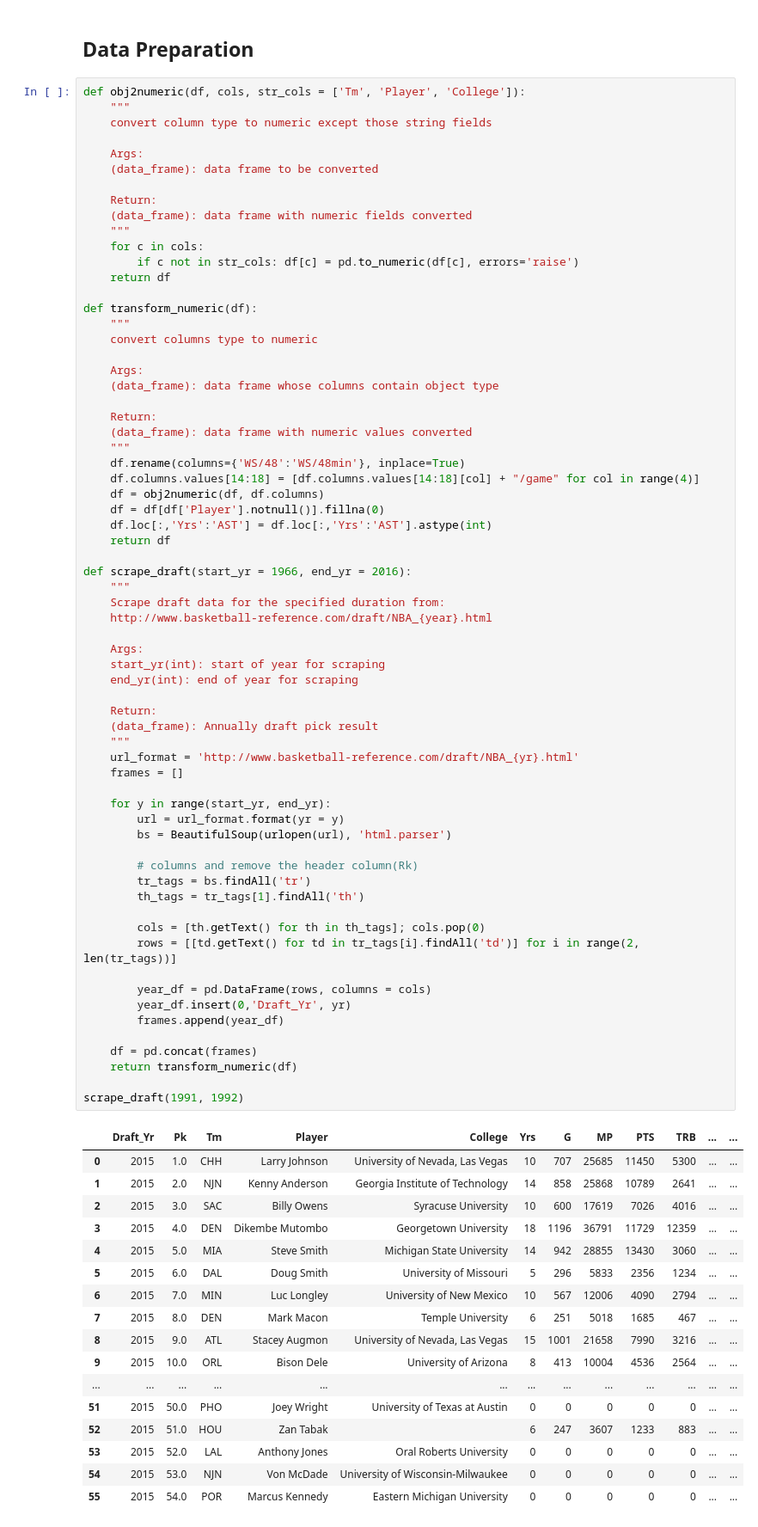
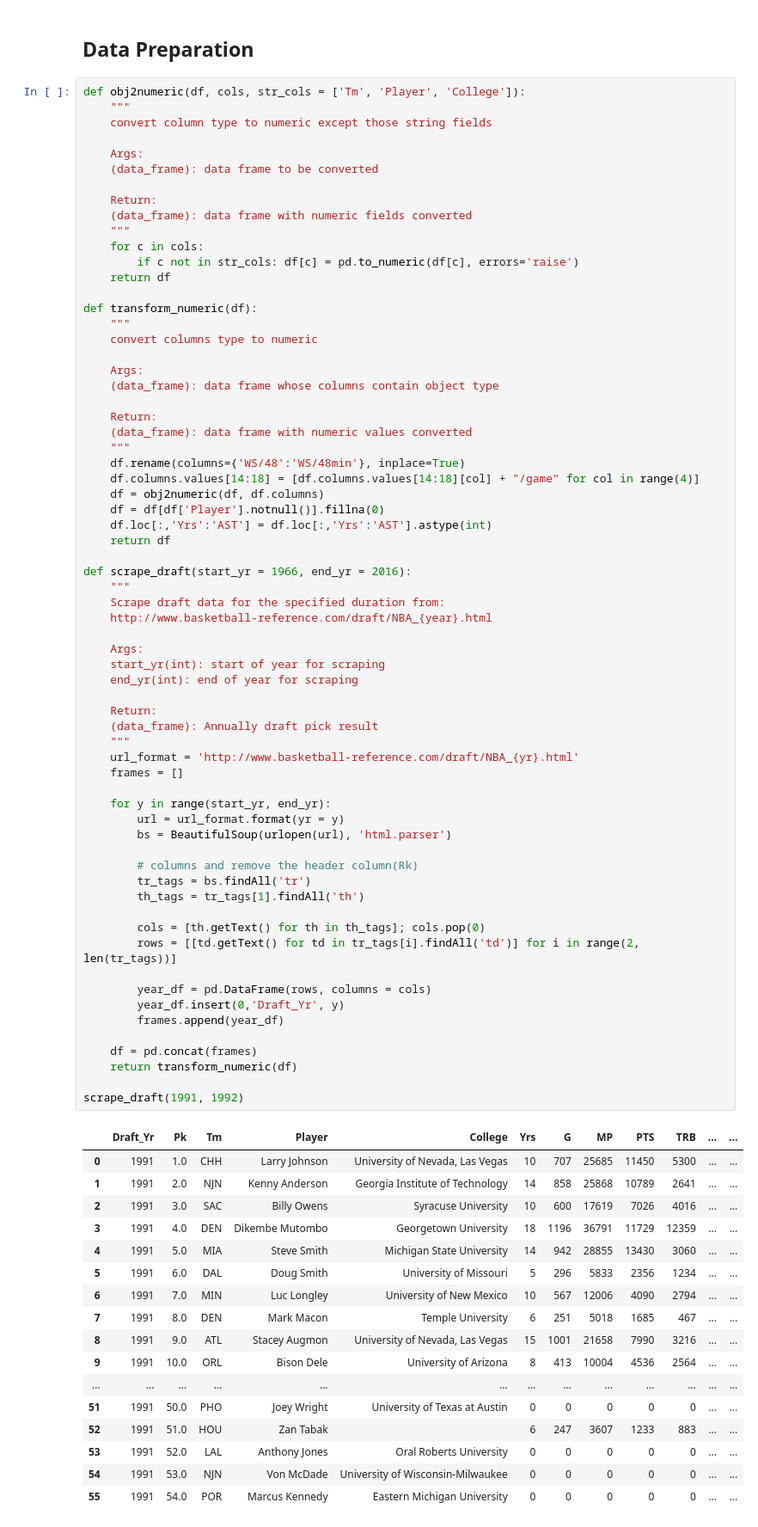
Before and after one commit to chungyushao/PDS_final, a Jupyter notebook: NBA_Next_Superstar.ipynb, the cells around one changed output. Shown at 86% size. Drawn from its saved outputs; the diff is of its cells as text.

Commit message:
Fixed type in scrape_draft function: yr -> y

```diff
--- a/NBA_Next_Superstar.ipynb
+++ b/NBA_Next_Superstar.ipynb
@@ -73,48 +73,48 @@ def scrape_draft(start_yr = 1966, end_yr = 2016):
     Args:
     start_yr(int): start of year for scraping
     end_yr(int): end of year for scraping
 
     Return:
     (data_frame): Annually draft pick result
     """
     url_format = 'http://www.basketball-reference.com/draft/NBA_{yr}.html'
     frames = []
 
     for y in range(start_yr, end_yr):
         url = url_format.format(yr = y)
         bs = BeautifulSoup(urlopen(url), 'html.parser')
 
         # columns and remove the header column(Rk)
         tr_tags = bs.findAll('tr')
         th_tags = tr_tags[1].findAll('th')
 
         cols = [th.getText() for th in th_tags]; cols.pop(0)
         rows = [[td.getText() for td in tr_tags[i].findAll('td')] for i in range(2, len(tr_tags))]
 
         year_df = pd.DataFrame(rows, columns = cols)
-        year_df.insert(0,'Draft_Yr', yr)
+        year_df.insert(0,'Draft_Yr', y)
         frames.append(year_df)
 
     df = pd.concat(frames)
     return transform_numeric(df)
 
 scrape_draft(1991, 1992)
 # %% [output]
 |  | Draft_Yr | Pk | Tm | Player | College | Yrs | G | MP | PTS | TRB | ... | ... |
-| 0 | 2015 | 1.0 | CHH | Larry Johnson | University of Nevada, Las Vegas | 10 | 707 | 25685 | 11450 | 5300 | ... | ... |
-| 1 | 2015 | 2.0 | NJN | Kenny Anderson | Georgia Institute of Technology | 14 | 858 | 25868 | 10789 | 2641 | ... | ... |
-| 2 | 2015 | 3.0 | SAC | Billy Owens | Syracuse University | 10 | 600 | 17619 | 7026 | 4016 | ... | ... |
-| 3 | 2015 | 4.0 | DEN | Dikembe Mutombo | Georgetown University | 18 | 1196 | 36791 | 11729 | 12359 | ... | ... |
-| 4 | 2015 | 5.0 | MIA | Steve Smith | Michigan State University | 14 | 942 | 28855 | 13430 | 3060 | ... | ... |
-| 5 | 2015 | 6.0 | DAL | Doug Smith | University of Missouri | 5 | 296 | 5833 | 2356 | 1234 | ... | ... |
-| 6 | 2015 | 7.0 | MIN | Luc Longley | University of New Mexico | 10 | 567 | 12006 | 4090 | 2794 | ... | ... |
-| 7 | 2015 | 8.0 | DEN | Mark Macon | Temple University | 6 | 251 | 5018 | 1685 | 467 | ... | ... |
-| 8 | 2015 | 9.0 | ATL | Stacey Augmon | University of Nevada, Las Vegas | 15 | 1001 | 21658 | 7990 | 3216 | ... | ... |
-| 9 | 2015 | 10.0 | ORL | Bison Dele | University of Arizona | 8 | 413 | 10004 | 4536 | 2564 | ... | ... |
+| 0 | 1991 | 1.0 | CHH | Larry Johnson | University of Nevada, Las Vegas | 10 | 707 | 25685 | 11450 | 5300 | ... | ... |
+| 1 | 1991 | 2.0 | NJN | Kenny Anderson | Georgia Institute of Technology | 14 | 858 | 25868 | 10789 | 2641 | ... | ... |
+| 2 | 1991 | 3.0 | SAC | Billy Owens | Syracuse University | 10 | 600 | 17619 | 7026 | 4016 | ... | ... |
+| 3 | 1991 | 4.0 | DEN | Dikembe Mutombo | Georgetown University | 18 | 1196 | 36791 | 11729 | 12359 | ... | ... |
+| 4 | 1991 | 5.0 | MIA | Steve Smith | Michigan State University | 14 | 942 | 28855 | 13430 | 3060 | ... | ... |
+| 5 | 1991 | 6.0 | DAL | Doug Smith | University of Missouri | 5 | 296 | 5833 | 2356 | 1234 | ... | ... |
+| 6 | 1991 | 7.0 | MIN | Luc Longley | University of New Mexico | 10 | 567 | 12006 | 4090 | 2794 | ... | ... |
+| 7 | 1991 | 8.0 | DEN | Mark Macon | Temple University | 6 | 251 | 5018 | 1685 | 467 | ... | ... |
+| 8 | 1991 | 9.0 | ATL | Stacey Augmon | University of Nevada, Las Vegas | 15 | 1001 | 21658 | 7990 | 3216 | ... | ... |
+| 9 | 1991 | 10.0 | ORL | Bison Dele | University of Arizona | 8 | 413 | 10004 | 4536 | 2564 | ... | ... |
 | ... | ... | ... | ... | ... | ... | ... | ... | ... | ... | ... | ... | ... |
-| 51 | 2015 | 50.0 | PHO | Joey Wright | University of Texas at Austin | 0 | 0 | 0 | 0 | 0 | ... | ... |
-| 52 | 2015 | 51.0 | HOU | Zan Tabak |  | 6 | 247 | 3607 | 1233 | 883 | ... | ... |
-| 53 | 2015 | 52.0 | LAL | Anthony Jones | Oral Roberts University | 0 | 0 | 0 | 0 | 0 | ... | ... |
-| 54 | 2015 | 53.0 | NJN | Von McDade | University of Wisconsin-Milwaukee | 0 | 0 | 0 | 0 | 0 | ... | ... |
-| 55 | 2015 | 54.0 | POR | Marcus Kennedy | Eastern Michigan University | 0 | 0 | 0 | 0 | 0 | ... | ... |
+| 51 | 1991 | 50.0 | PHO | Joey Wright | University of Texas at Austin | 0 | 0 | 0 | 0 | 0 | ... | ... |
+| 52 | 1991 | 51.0 | HOU | Zan Tabak |  | 6 | 247 | 3607 | 1233 | 883 | ... | ... |
+| 53 | 1991 | 52.0 | LAL | Anthony Jones | Oral Roberts University | 0 | 0 | 0 | 0 | 0 | ... | ... |
+| 54 | 1991 | 53.0 | NJN | Von McDade | University of Wisconsin-Milwaukee | 0 | 0 | 0 | 0 | 0 | ... | ... |
+| 55 | 1991 | 54.0 | POR | Marcus Kennedy | Eastern Michigan University | 0 | 0 | 0 | 0 | 0 | ... | ... |
 54 rows × 22 columns
```
